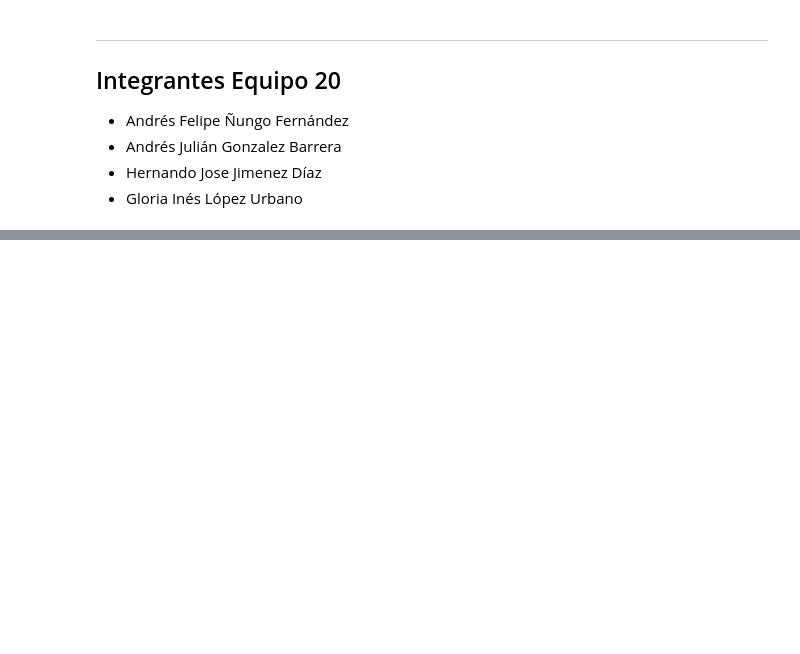
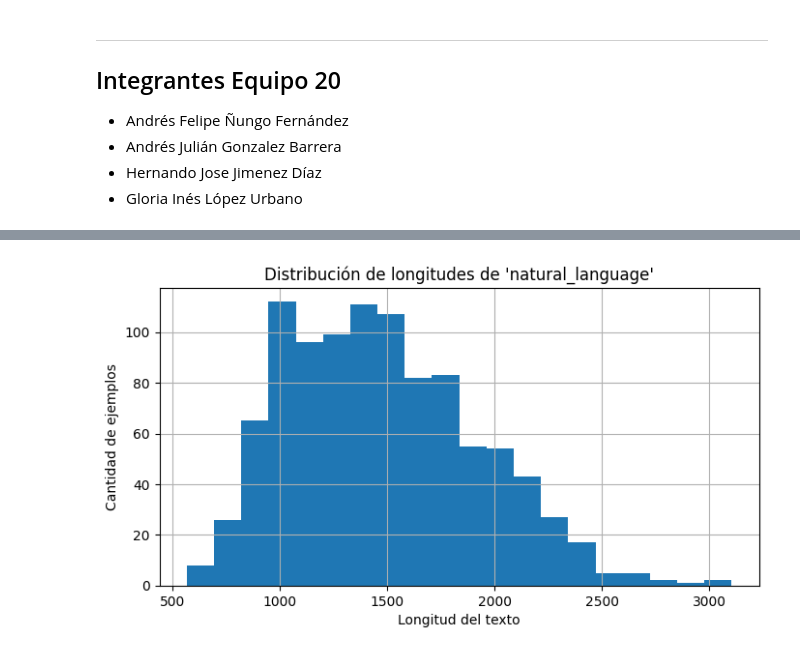
Before and after one commit to AndresNungo2007/competencia_PLN, a Jupyter notebook: evaluation.ipynb, the cells around one changed output, grey strips where cells are left out. Saved outputs shown, nothing was run; the diff lists cells and outputs as text; code cells hidden in the pictures; blank space fills up the shorter version.

```diff
--- a/evaluation.ipynb
+++ b/evaluation.ipynb
@@ -398,0 +250,5 @@ if __name__ == "__main__":
+# %%
+DATA_PATH = "data/eval/eval.json"
+with open(DATA_PATH, "r", encoding="utf-8") as f:
+    raw_data = json.load(f)
+print(f"Número de ejemplos de evaluación: {len(raw_data)}")
@@ -398,0 +269,12 @@ if __name__ == "__main__":
+# %%
+# Obtener longitudes - histograma
+longitudes = [len(item["natural_language"]) for item in raw_data]
+plt.figure(figsize=(8, 4))
+plt.hist(longitudes, bins=20)  # puedes ajustar el número de bins
+plt.title("Distribución de longitudes de 'natural_language'")
+plt.xlabel("Longitud del texto")
+plt.ylabel("Cantidad de ejemplos")
+plt.grid(True)
+plt.show()
+# %% [output]
+[figure, added]
```
Also changed, not shown: parts of 50 cells of this notebook, 2 other files.
